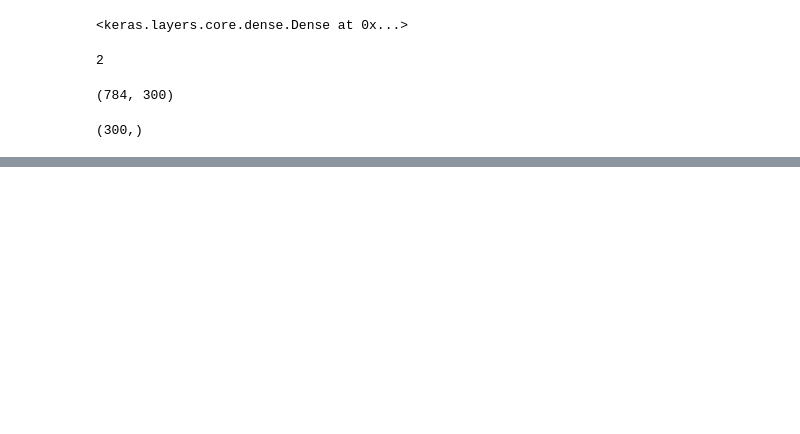
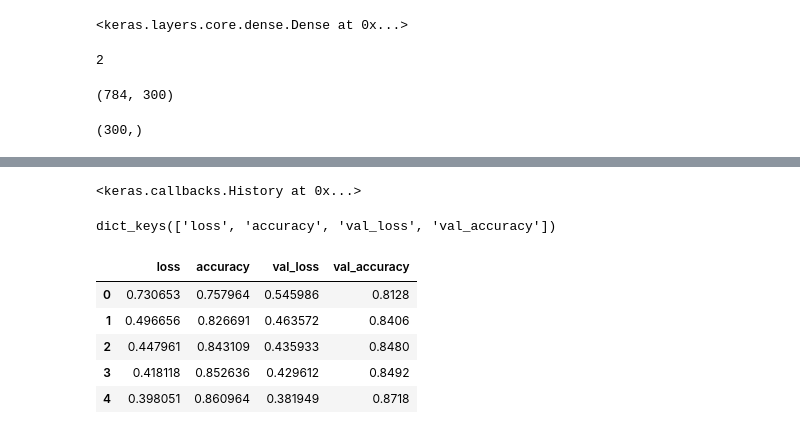
Before and after one commit to psukphranee/Machine-Learning-Projects, a Jupyter notebook: Fashion_MNIST.ipynb, the cells around one changed output, grey strips where cells are left out. Cells and saved outputs as stored; diff of their text form; code cells hidden in the pictures; blank space fills up the shorter version.

```diff
--- a/Fashion_MNIST.ipynb
+++ b/Fashion_MNIST.ipynb
@@ -137,0 +126,8 @@ Epoch 30/30
+# %%
+history
+# %% [output]
+<keras.callbacks.History at 0x...>
+# %%
+history.history.keys()
+# %% [output]
+dict_keys(['loss', 'accuracy', 'val_loss', 'val_accuracy'])
@@ -137,0 +136,9 @@ Epoch 30/30
+# %%
+history_pd.head()
+# %% [output]
+|  | loss | accuracy | val_loss | val_accuracy |
+| 0 | 0.730653 | 0.757964 | 0.545986 | 0.8128 |
+| 1 | 0.496656 | 0.826691 | 0.463572 | 0.8406 |
+| 2 | 0.447961 | 0.843109 | 0.435933 | 0.8480 |
+| 3 | 0.418118 | 0.852636 | 0.429612 | 0.8492 |
+| 4 | 0.398051 | 0.860964 | 0.381949 | 0.8718 |
```
Also changed, not shown: parts of 9 cells of this notebook.
